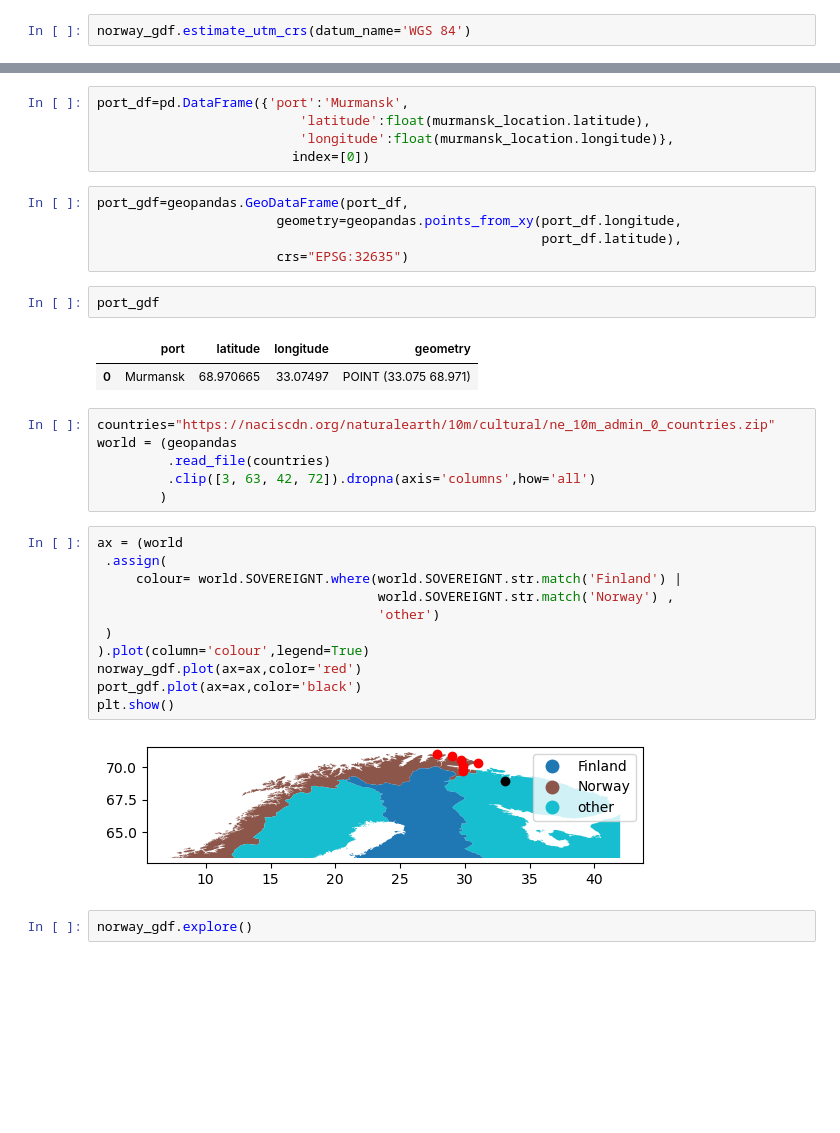
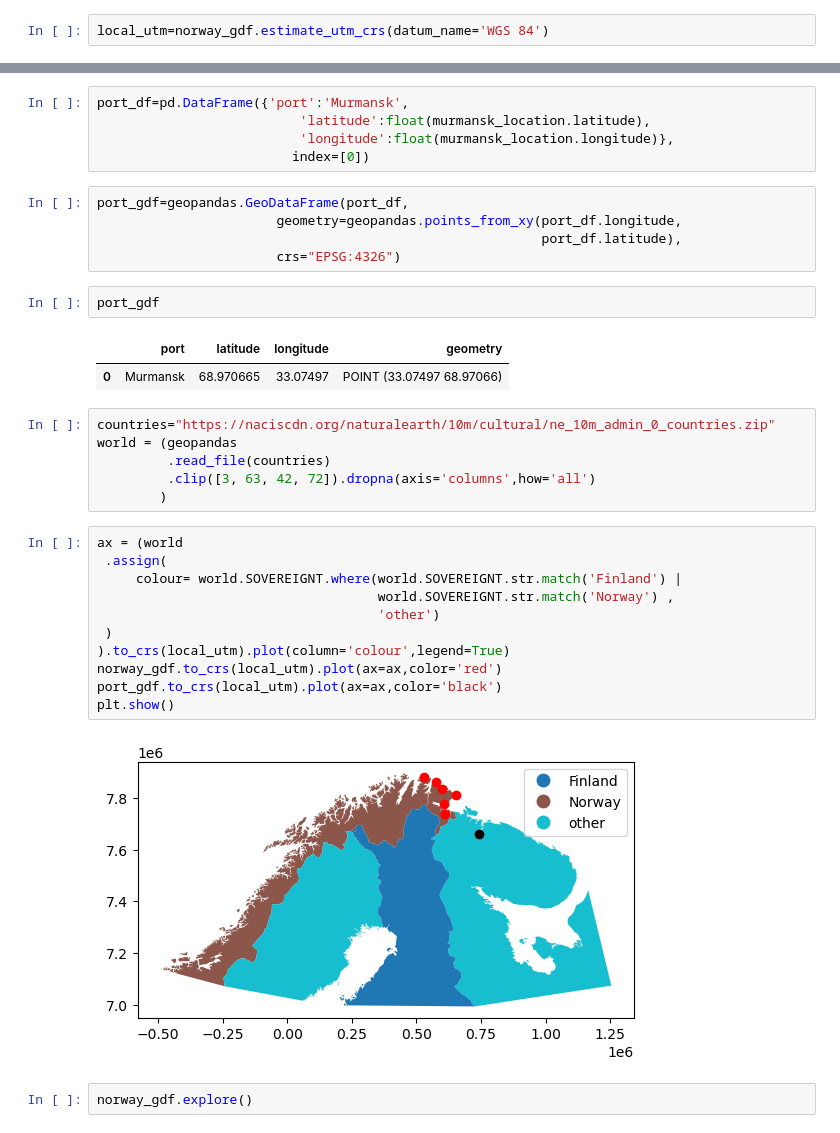
Before and after one commit to stelios-c/GPS_analysis, a Jupyter notebook: scandi_baltic/Finland_map.ipynb, the cells around one changed output, grey strips where cells are left out. Saved outputs shown, nothing was run; the diff lists cells and outputs as text; blank space fills up the shorter version.

```diff
--- a/scandi_baltic/Finland_map.ipynb
+++ b/scandi_baltic/Finland_map.ipynb
@@ -57,4 +53,4 @@ norway_gdf=geopandas.GeoDataFrame(norway_df,
                                                          norway_df.lat),
                        crs="EPSG:4326")
 # %%
-norway_gdf.estimate_utm_crs(datum_name='WGS 84')
+local_utm=norway_gdf.estimate_utm_crs(datum_name='WGS 84')
@@ -90,12 +71,12 @@ port_df=pd.DataFrame({'port':'Murmansk',
 port_gdf=geopandas.GeoDataFrame(port_df,
                        geometry=geopandas.points_from_xy(port_df.longitude,
                                                          port_df.latitude),
-                       crs="EPSG:32635")
+                       crs="EPSG:4326")
 # %%
 port_gdf
 # %% [output]
 |  | port | latitude | longitude | geometry |
-| 0 | Murmansk | 68.970665 | 33.07497 | POINT (33.075 68.971) |
+| 0 | Murmansk | 68.970665 | 33.07497 | POINT (33.07497 68.97066) |
 # %%
 countries="https://naciscdn.org/naturalearth/10m/cultural/ne_10m_admin_0_countries.zip"
 world = (geopandas
@@ -105,16 +86,16 @@ world = (geopandas
 # %%
 ax = (world
  .assign(
      colour= world.SOVEREIGNT.where(world.SOVEREIGNT.str.match('Finland') |
                                     world.SOVEREIGNT.str.match('Norway') ,
                                     'other')
  )
-).plot(column='colour',legend=True)
-norway_gdf.plot(ax=ax,color='red')
-port_gdf.plot(ax=ax,color='black')
+).to_crs(local_utm).plot(column='colour',legend=True)
+norway_gdf.to_crs(local_utm).plot(ax=ax,color='red')
+port_gdf.to_crs(local_utm).plot(ax=ax,color='black')
 plt.show()
 # %% [output]
-[figure, old version]
+[figure, new version]
 # %%
 norway_gdf.explore()
 # %% [output]
```
Also changed, not shown: parts of 6 cells of this notebook.
